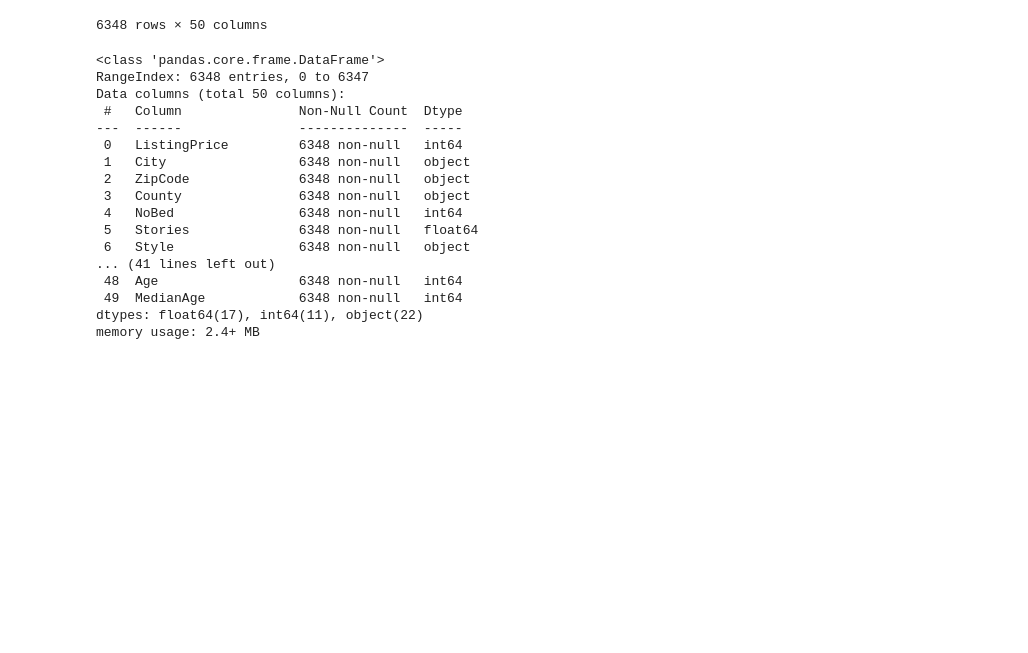
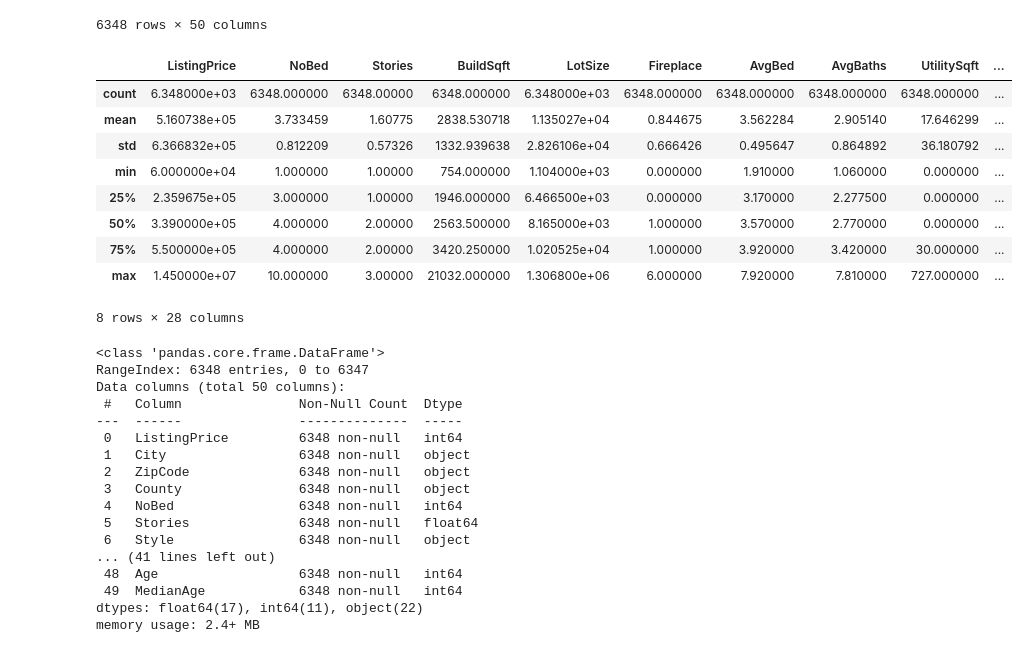
Before and after one commit to AllenAnsari/Prediction-House-Price-Using-Image-Processing, a Jupyter notebook: notebooks/Model.ipynb, the cells around one changed output. Cells and saved outputs as stored; diff of their text form; code cells hidden in the pictures; blank space fills up the shorter version.

```diff
--- a/notebooks/Model.ipynb
+++ b/notebooks/Model.ipynb
@@ -83,6 +83,19 @@ SingleFamilyHome
 | 6346 | 137500 | South Houston | 77587 | Harris County | 3 | 1.0 | Traditional | 1461 | 7200.0 | 0 | ... |
 | 6347 | 124900 | Houston | 77587 | Harris County | 3 | 1.0 | Ranch | 1348 | 7100.0 | 0 | ... |
 6348 rows × 50 columns
+# %%
+SingleFamilyHome.describe()
+# %% [output]
+|  | ListingPrice | NoBed | Stories | BuildSqft | LotSize | Fireplace | AvgBed | AvgBaths | UtilitySqft | ... |
+| count | 6.348000e+03 | 6348.000000 | 6348.00000 | 6348.000000 | 6.348000e+03 | 6348.000000 | 6348.000000 | 6348.000000 | 6348.000000 | ... |
+| mean | 5.160738e+05 | 3.733459 | 1.60775 | 2838.530718 | 1.135027e+04 | 0.844675 | 3.562284 | 2.905140 | 17.646299 | ... |
+| std | 6.366832e+05 | 0.812209 | 0.57326 | 1332.939638 | 2.826106e+04 | 0.666426 | 0.495647 | 0.864892 | 36.180792 | ... |
+| min | 6.000000e+04 | 1.000000 | 1.00000 | 754.000000 | 1.104000e+03 | 0.000000 | 1.910000 | 1.060000 | 0.000000 | ... |
+| 25% | 2.359675e+05 | 3.000000 | 1.00000 | 1946.000000 | 6.466500e+03 | 0.000000 | 3.170000 | 2.277500 | 0.000000 | ... |
+| 50% | 3.390000e+05 | 4.000000 | 2.00000 | 2563.500000 | 8.165000e+03 | 1.000000 | 3.570000 | 2.770000 | 0.000000 | ... |
+| 75% | 5.500000e+05 | 4.000000 | 2.00000 | 3420.250000 | 1.020525e+04 | 1.000000 | 3.920000 | 3.420000 | 30.000000 | ... |
+| max | 1.450000e+07 | 10.000000 | 3.00000 | 21032.000000 | 1.306800e+06 | 6.000000 | 7.920000 | 7.810000 | 727.000000 | ... |
+8 rows × 28 columns
 # %%
 SingleFamilyHome.info()
 # %% [output]
```
Also changed, not shown: parts of 5 cells of this notebook, 3 other files.
